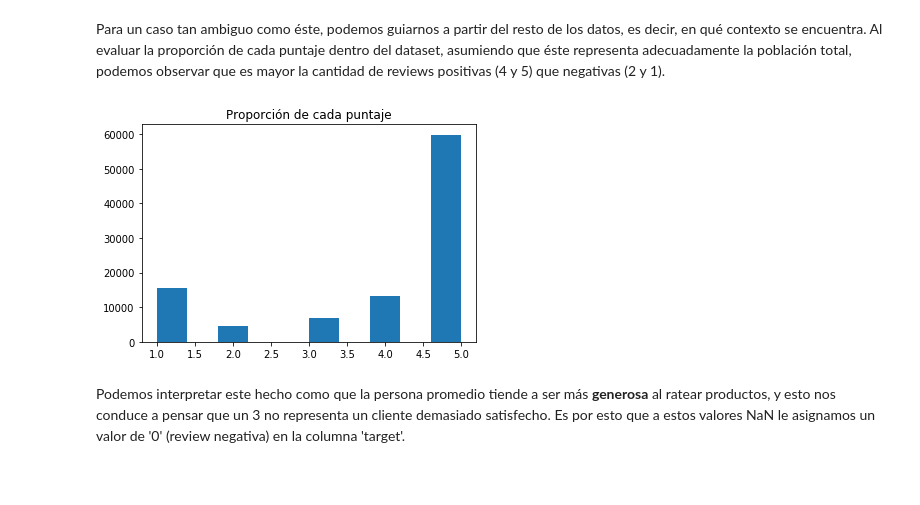
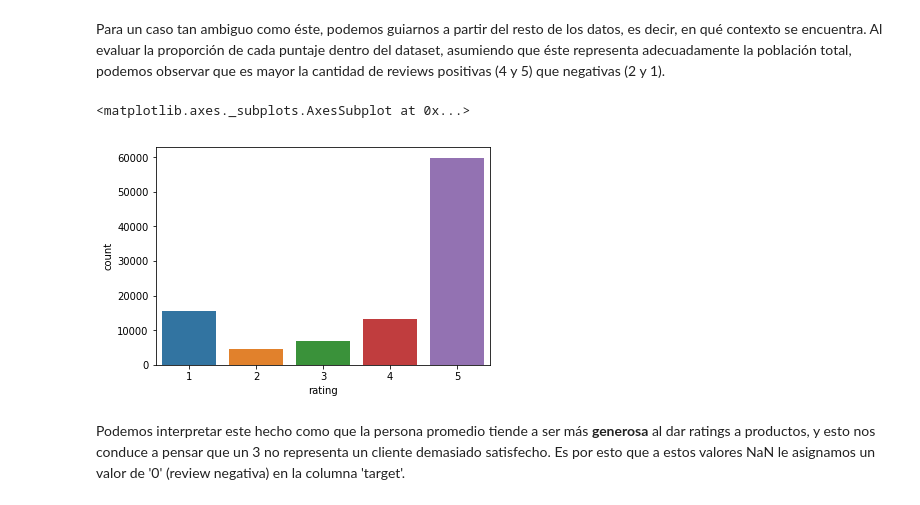
Before and after one commit to aenet/mentoria, a Jupyter notebook: analisis-visualizacion/tp-analisis-visualizacion.ipynb, the cells around one changed output. Saved outputs shown, nothing was run; the diff lists cells and outputs as text; code cells hidden in the pictures; blank space fills up the shorter version.

Commit message:
fix histograma, empiezo la segunda parte

```diff
--- a/analisis-visualizacion/tp-analisis-visualizacion.ipynb
+++ b/analisis-visualizacion/tp-analisis-visualizacion.ipynb
@@ -72,11 +72,15 @@ dt[dt['rating']==3]
 Para un caso tan ambiguo como éste, podemos guiarnos a partir del resto de los datos, es decir, en qué contexto se encuentra.
 Al evaluar la proporción de cada puntaje dentro del dataset, asumiendo que éste representa adecuadamente la población total, podemos observar que es mayor la cantidad de reviews positivas (4 y 5) que negativas (2 y 1).
 # %%
-plt.hist(x=dt["rating"], align='mid', label='Rating')
+plt.figure(figsize=(6,4))
+sns.countplot(data=dt, x='rating')
+
+#plt.hist(x=dt["rating"], align='mid', label='Rating')
 # NAHUEL: no sé por qué me queda el gráfico así (no bien alineado, no se que estaré haciendo mal pero siempre me pasa)
-plt.title("Proporción de cada puntaje")
-plt.show()
+#plt.title("Proporción de cada puntaje")
+#plt.show()
 # %% [output]
+<matplotlib.axes._subplots.AxesSubplot at 0x...>
-[figure, old version]
+[figure, new version]
 # %% [markdown]
-Podemos interpretar este hecho como que la persona promedio tiende a ser más **generosa** al ratear productos, y esto nos conduce a pensar que un 3 no representa un cliente demasiado satisfecho. Es por esto que a estos valores NaN le asignamos un valor de '0' (review negativa) en la columna 'target'.
+Podemos interpretar este hecho como que la persona promedio tiende a ser más **generosa** al dar ratings a productos, y esto nos conduce a pensar que un 3 no representa un cliente demasiado satisfecho. Es por esto que a estos valores NaN le asignamos un valor de '0' (review negativa) en la columna 'target'.
```
Also changed, not shown: parts of 3 cells of this notebook.
